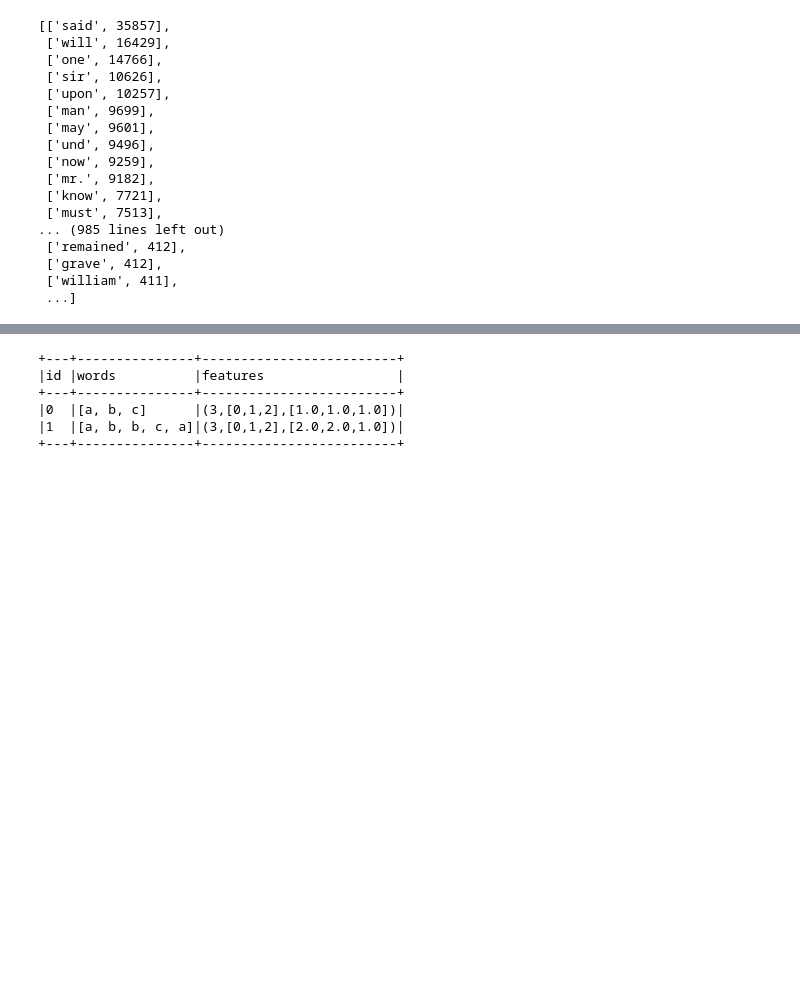
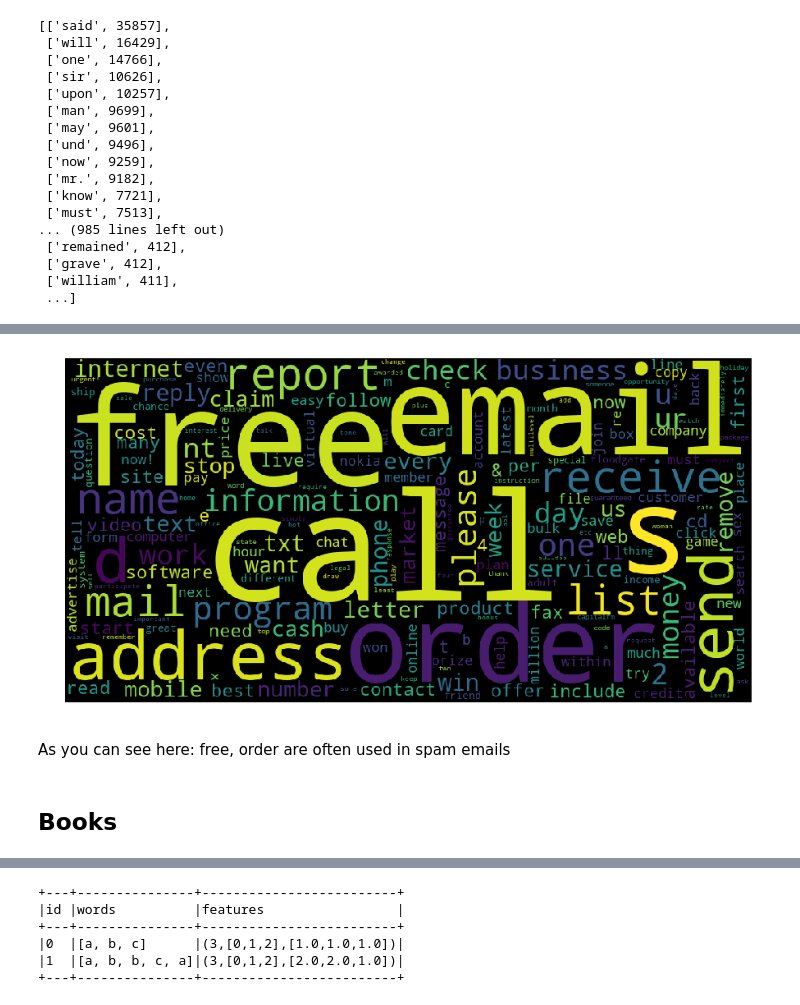
Before and after one commit to samanthawise/dstassignment5, a Jupyter notebook: report/project.ipynb, the cells around one changed output, grey strips where cells are left out. Drawn from its saved outputs; the diff is of its cells as text; code cells hidden in the pictures; blank space fills up the shorter version.

```diff
--- a/report/project.ipynb
+++ b/report/project.ipynb
@@ -273,0 +344,18 @@ plt.show()
+# %%
+to_list = [list(row) for row in spam_word.collect()]
+temp = [word for word in to_list if word[0] not in stopwords]
+# %%
+temp = Counter(dict(temp))
+word_could_dict=Counter(temp)
+wordcloud = WordCloud(width = 1000, height = 500).generate_from_frequencies(word_could_dict)
+
+plt.figure(figsize=(15,8))
+plt.imshow(wordcloud)
+plt.axis("off")
+plt.show()
+# %% [output]
+[figure, added]
+# %% [markdown]
+As you can see here: free, order are often used in spam emails
+# %% [markdown]
+## Books
```
Also changed, not shown: parts of 20 cells of this notebook.
